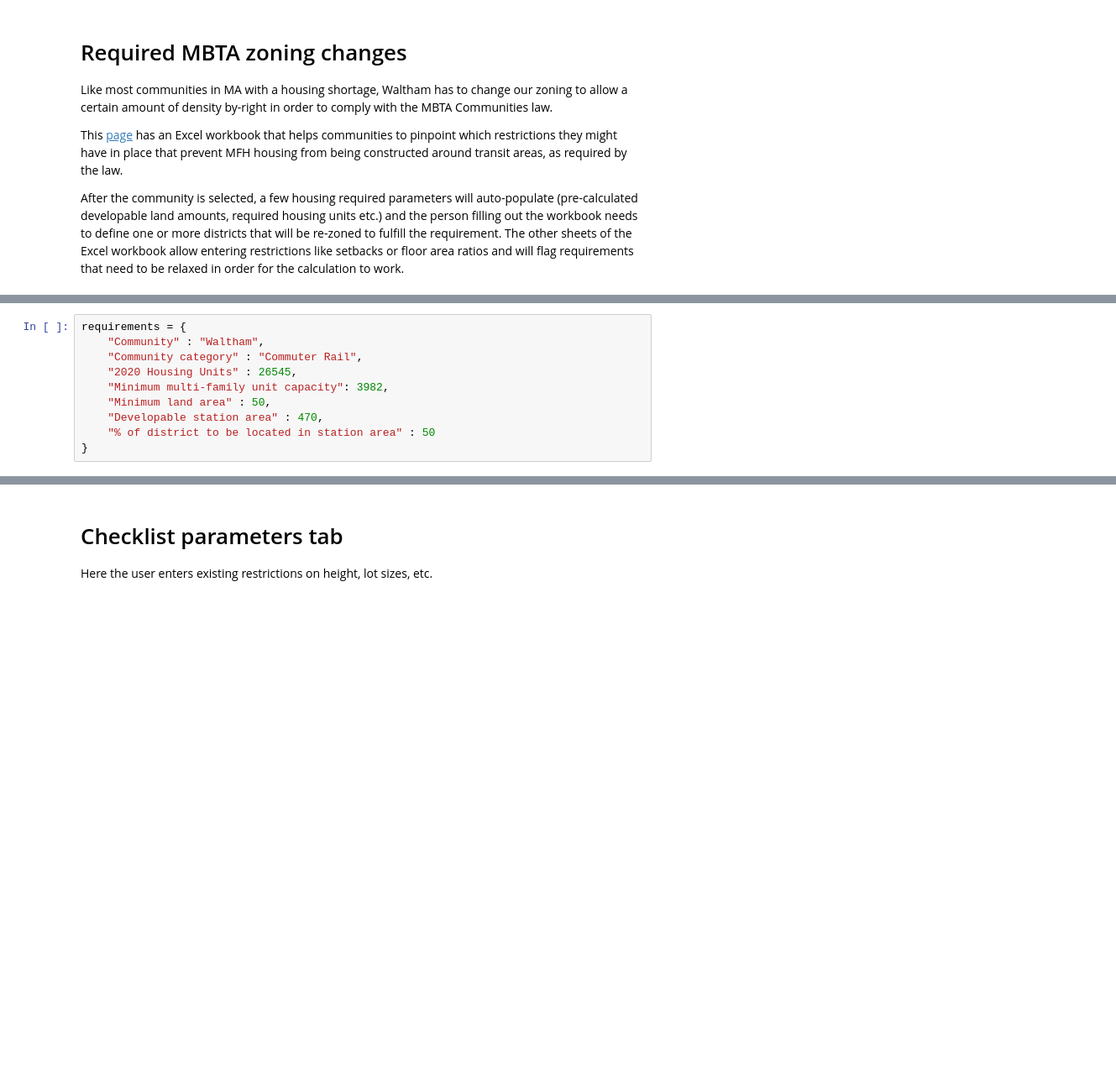
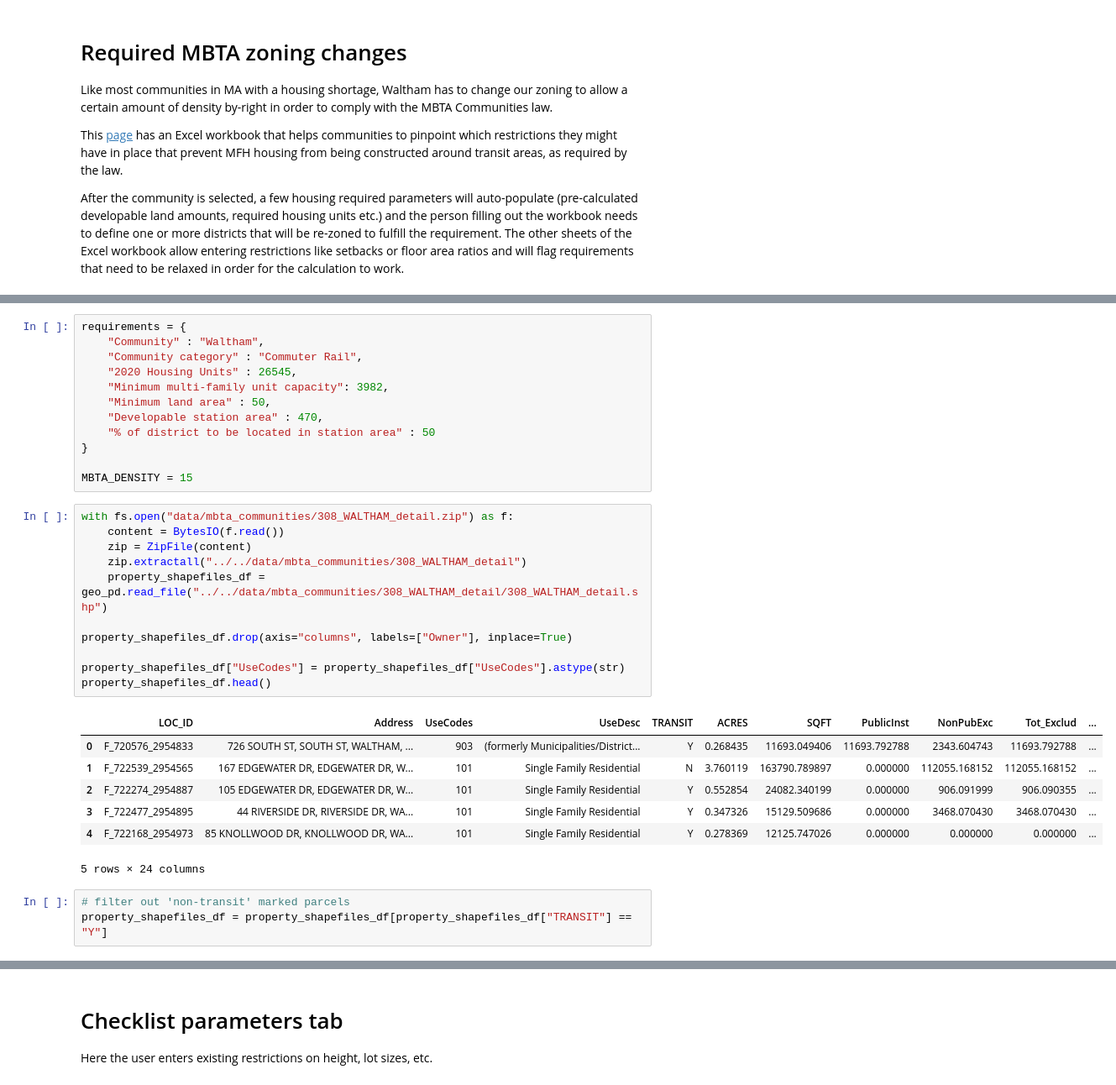
Before and after one commit to tjrileywisc/waltham_gis, a Jupyter notebook: investigations/mbta_zoning_changes/notebook.ipynb, the cells around one changed output, grey strips where cells are left out. Shown at 84% size. Drawn from its saved outputs; the diff is of its cells as text; blank space fills up the shorter version.

```diff
--- a/investigations/mbta_zoning_changes/notebook.ipynb
+++ b/investigations/mbta_zoning_changes/notebook.ipynb
@@ -22,3 +29,27 @@ requirements = {
     "Developable station area" : 470,
     "% of district to be located in station area" : 50
 }
+
+MBTA_DENSITY = 15
+# %%
+with fs.open("data/mbta_communities/308_WALTHAM_detail.zip") as f:
+    content = BytesIO(f.read())
+    zip = ZipFile(content)
+    zip.extractall("../../data/mbta_communities/308_WALTHAM_detail")
+    property_shapefiles_df = geo_pd.read_file("../../data/mbta_communities/308_WALTHAM_detail/308_WALTHAM_detail.shp")
+
+property_shapefiles_df.drop(axis="columns", labels=["Owner"], inplace=True)
+
+property_shapefiles_df["UseCodes"] = property_shapefiles_df["UseCodes"].astype(str)
+property_shapefiles_df.head()
+# %% [output]
+|  | LOC_ID | Address | UseCodes | UseDesc | TRANSIT | ACRES | SQFT | PublicInst | NonPubExc | Tot_Exclud | ... |
+| 0 | F_720576_2954833 | 726 SOUTH ST, SOUTH ST, WALTHAM, ... | 903 | (formerly Municipalities/District... | Y | 0.268435 | 11693.049406 | 11693.792788 | 2343.604743 | 11693.792788 | ... |
+| 1 | F_722539_2954565 | 167 EDGEWATER DR, EDGEWATER DR, W... | 101 | Single Family Residential | N | 3.760119 | 163790.789897 | 0.000000 | 112055.168152 | 112055.168152 | ... |
+| 2 | F_722274_2954887 | 105 EDGEWATER DR, EDGEWATER DR, W... | 101 | Single Family Residential | Y | 0.552854 | 24082.340199 | 0.000000 | 906.091999 | 906.090355 | ... |
+| 3 | F_722477_2954895 | 44 RIVERSIDE DR, RIVERSIDE DR, WA... | 101 | Single Family Residential | Y | 0.347326 | 15129.509686 | 0.000000 | 3468.070430 | 3468.070430 | ... |
+| 4 | F_722168_2954973 | 85 KNOLLWOOD DR, KNOLLWOOD DR, WA... | 101 | Single Family Residential | Y | 0.278369 | 12125.747026 | 0.000000 | 0.000000 | 0.000000 | ... |
+5 rows × 24 columns
+# %%
+# filter out 'non-transit' marked parcels
+property_shapefiles_df = property_shapefiles_df[property_shapefiles_df["TRANSIT"] == "Y"]
```
Also changed, not shown: parts of 8 cells of this notebook.
